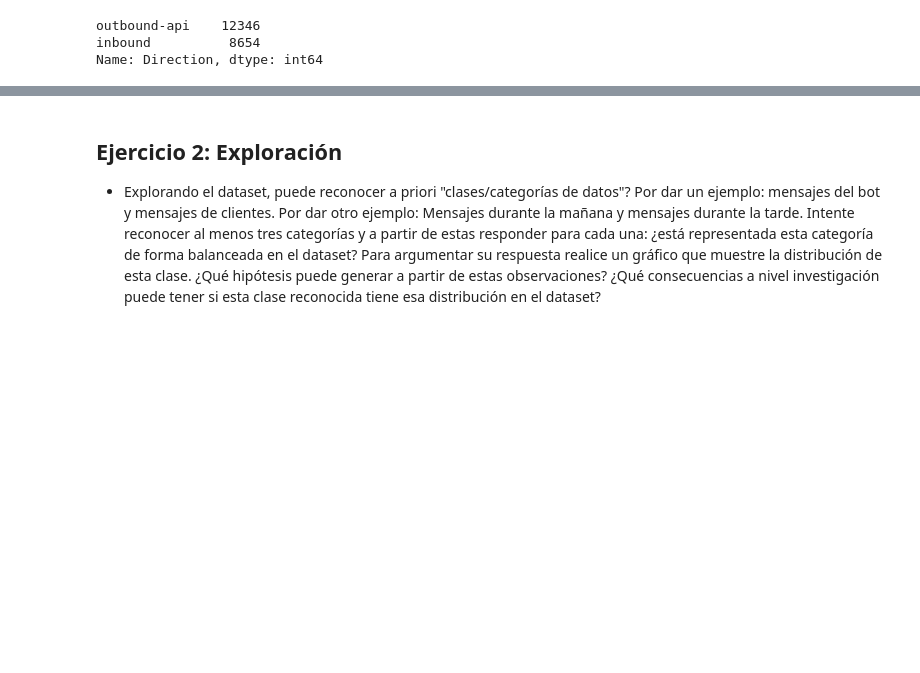
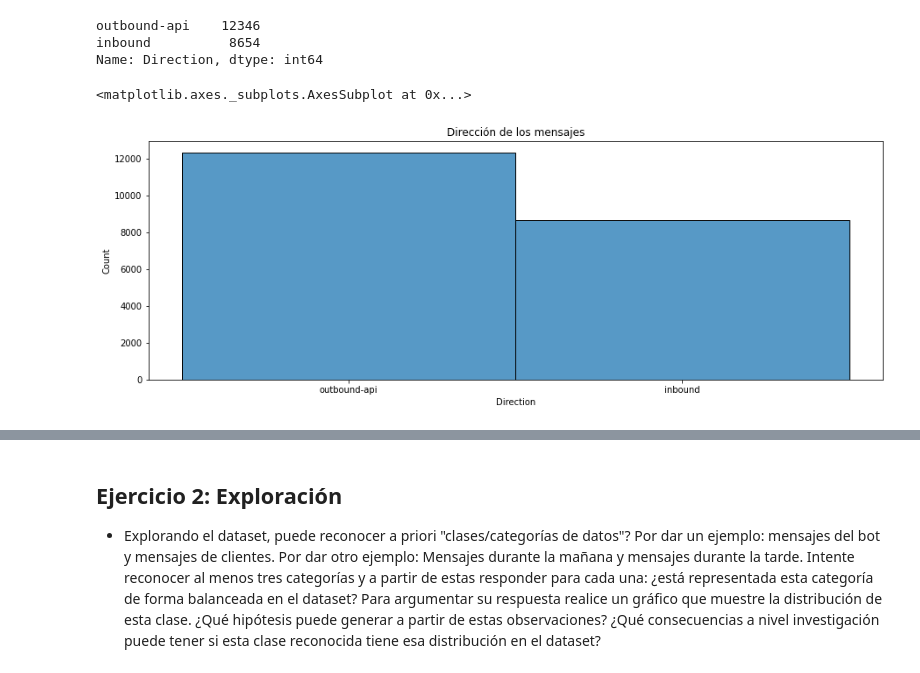
Before and after one commit to Tommmster/mentoria-diplodatos-chatbot, a Jupyter notebook: practico_1_AyV.ipynb, the cells around one changed output, grey strips where cells are left out. Saved outputs shown, nothing was run; the diff lists cells and outputs as text; code cells hidden in the pictures; blank space fills up the shorter version.

```diff
--- a/practico_1_AyV.ipynb
+++ b/practico_1_AyV.ipynb
@@ -291,6 +262,15 @@ df.Direction.value_counts()
 outbound-api    12346
 inbound          8654
 Name: Direction, dtype: int64
+# %%
+fig = plt.figure(figsize=(15, 5))
+plt.ticklabel_format(style='plain', axis='x')
+plt.title('Dirección de los mensajes')
+
+seaborn.histplot(data=df, x='Direction')
+# %% [output]
+<matplotlib.axes._subplots.AxesSubplot at 0x...>
+[figure, added]
 # %%
 # Cuantos mensajes de pacientes
 
```
Also changed, not shown: parts of 42 cells of this notebook.
